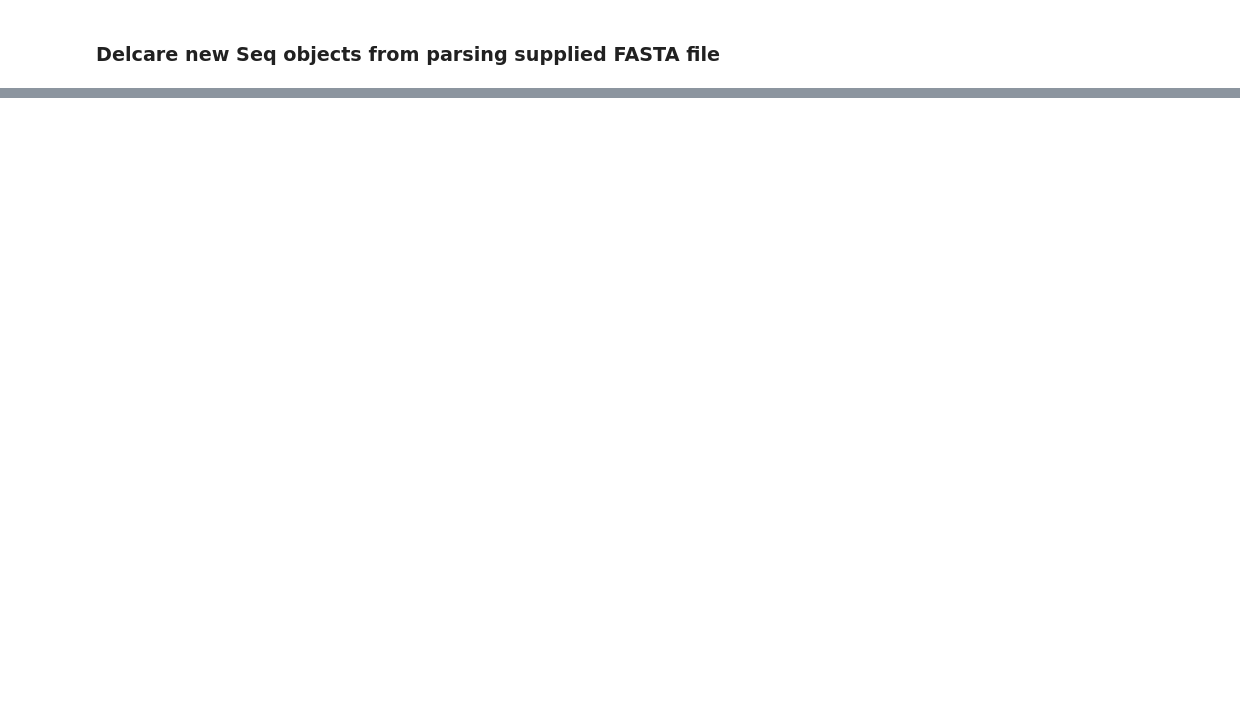
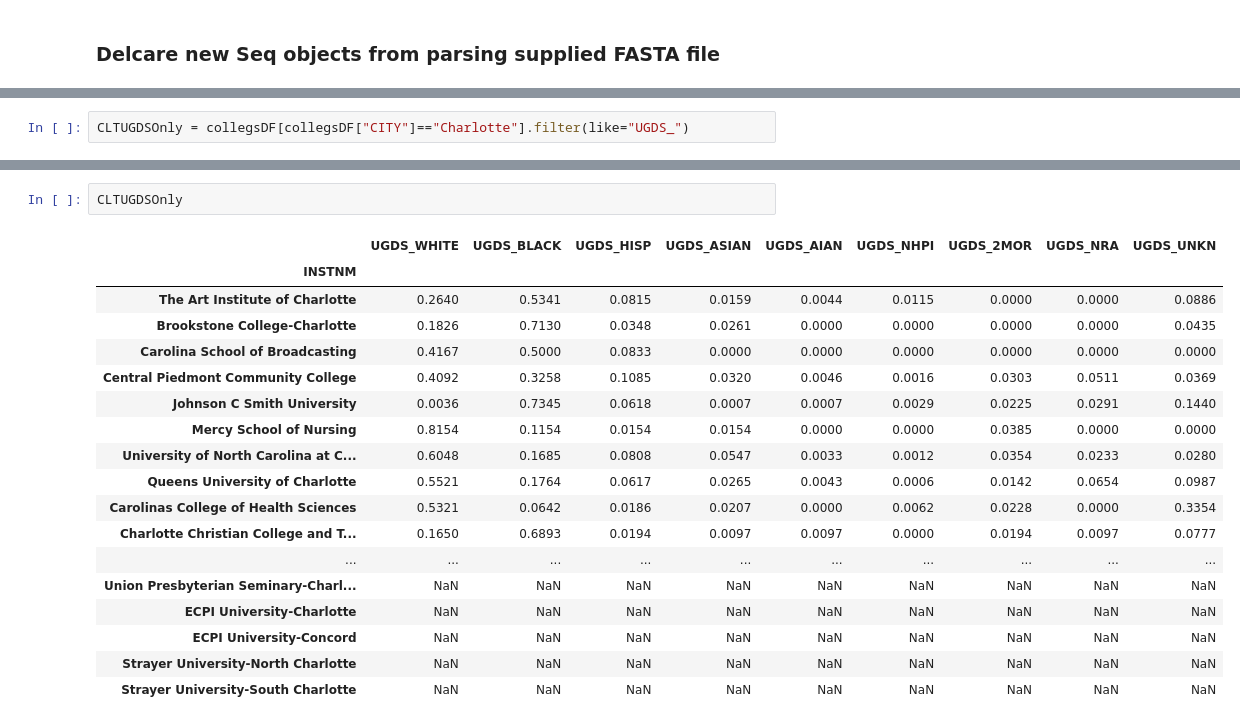
Before and after one commit to mkfryUNCC/BinderHub, a Jupyter notebook: wrkWithPandas/PandasDF_2.ipynb, the cells around one changed output, grey strips where cells are left out. Saved outputs shown, nothing was run; the diff lists cells and outputs as text; blank space fills up the shorter version.

```diff
--- a/wrkWithPandas/PandasDF_2.ipynb
+++ b/wrkWithPandas/PandasDF_2.ipynb
@@ -67,0 +73,2 @@ Wall time: 150 ms
+# %%
+CLTUGDSOnly = collegsDF[collegsDF["CITY"]=="Charlotte"].filter(like="UGDS_")
@@ -67,0 +88,21 @@ Wall time: 150 ms
+# %%
+CLTUGDSOnly
+# %% [output]
+|  | UGDS_WHITE | UGDS_BLACK | UGDS_HISP | UGDS_ASIAN | UGDS_AIAN | UGDS_NHPI | UGDS_2MOR | UGDS_NRA | UGDS_UNKN |
+| INSTNM |  |  |  |  |  |  |  |  |  |
+| The Art Institute of Charlotte | 0.2640 | 0.5341 | 0.0815 | 0.0159 | 0.0044 | 0.0115 | 0.0000 | 0.0000 | 0.0886 |
+| Brookstone College-Charlotte | 0.1826 | 0.7130 | 0.0348 | 0.0261 | 0.0000 | 0.0000 | 0.0000 | 0.0000 | 0.0435 |
+| Carolina School of Broadcasting | 0.4167 | 0.5000 | 0.0833 | 0.0000 | 0.0000 | 0.0000 | 0.0000 | 0.0000 | 0.0000 |
+| Central Piedmont Community College | 0.4092 | 0.3258 | 0.1085 | 0.0320 | 0.0046 | 0.0016 | 0.0303 | 0.0511 | 0.0369 |
+| Johnson C Smith University | 0.0036 | 0.7345 | 0.0618 | 0.0007 | 0.0007 | 0.0029 | 0.0225 | 0.0291 | 0.1440 |
+| Mercy School of Nursing | 0.8154 | 0.1154 | 0.0154 | 0.0154 | 0.0000 | 0.0000 | 0.0385 | 0.0000 | 0.0000 |
+| University of North Carolina at C... | 0.6048 | 0.1685 | 0.0808 | 0.0547 | 0.0033 | 0.0012 | 0.0354 | 0.0233 | 0.0280 |
+| Queens University of Charlotte | 0.5521 | 0.1764 | 0.0617 | 0.0265 | 0.0043 | 0.0006 | 0.0142 | 0.0654 | 0.0987 |
+| Carolinas College of Health Sciences | 0.5321 | 0.0642 | 0.0186 | 0.0207 | 0.0000 | 0.0062 | 0.0228 | 0.0000 | 0.3354 |
+| Charlotte Christian College and T... | 0.1650 | 0.6893 | 0.0194 | 0.0097 | 0.0097 | 0.0000 | 0.0194 | 0.0097 | 0.0777 |
+| ... | ... | ... | ... | ... | ... | ... | ... | ... | ... |
+| Union Presbyterian Seminary-Charl... | NaN | NaN | NaN | NaN | NaN | NaN | NaN | NaN | NaN |
+| ECPI University-Charlotte | NaN | NaN | NaN | NaN | NaN | NaN | NaN | NaN | NaN |
+| ECPI University-Concord | NaN | NaN | NaN | NaN | NaN | NaN | NaN | NaN | NaN |
+| Strayer University-North Charlotte | NaN | NaN | NaN | NaN | NaN | NaN | NaN | NaN | NaN |
+| Strayer University-South Charlotte | NaN | NaN | NaN | NaN | NaN | NaN | NaN | NaN | NaN |
```
Also changed, not shown: parts of 21 cells of this notebook.
